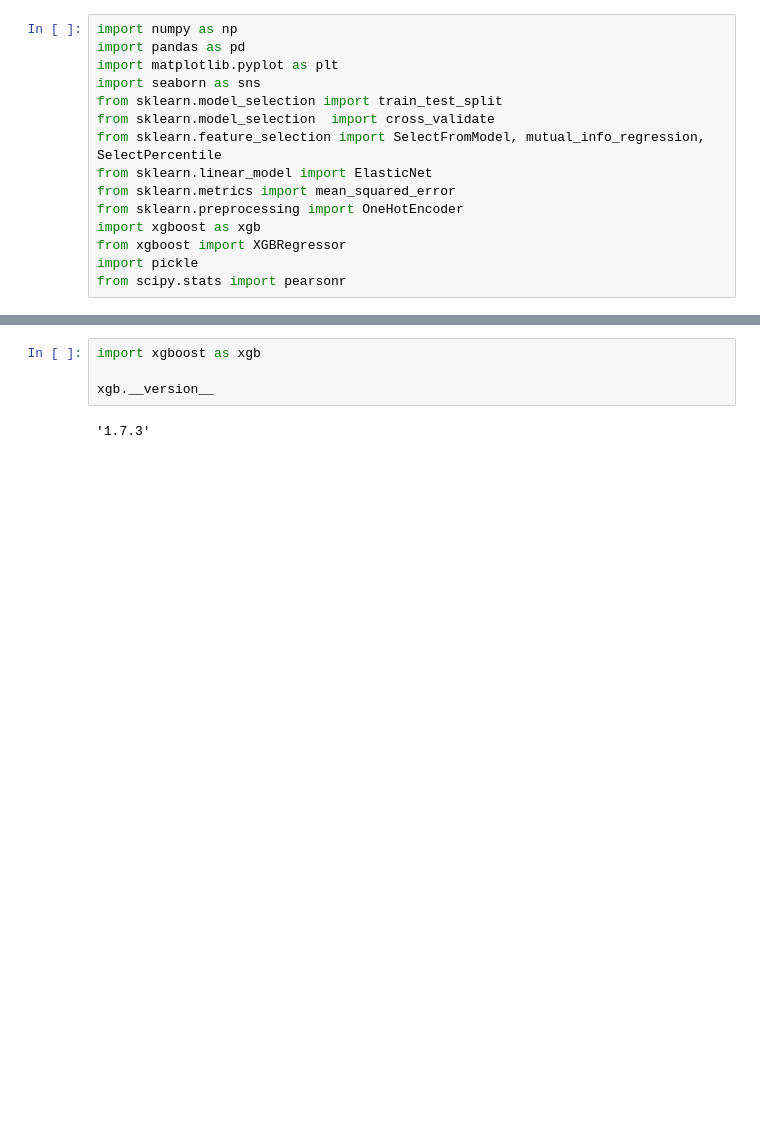
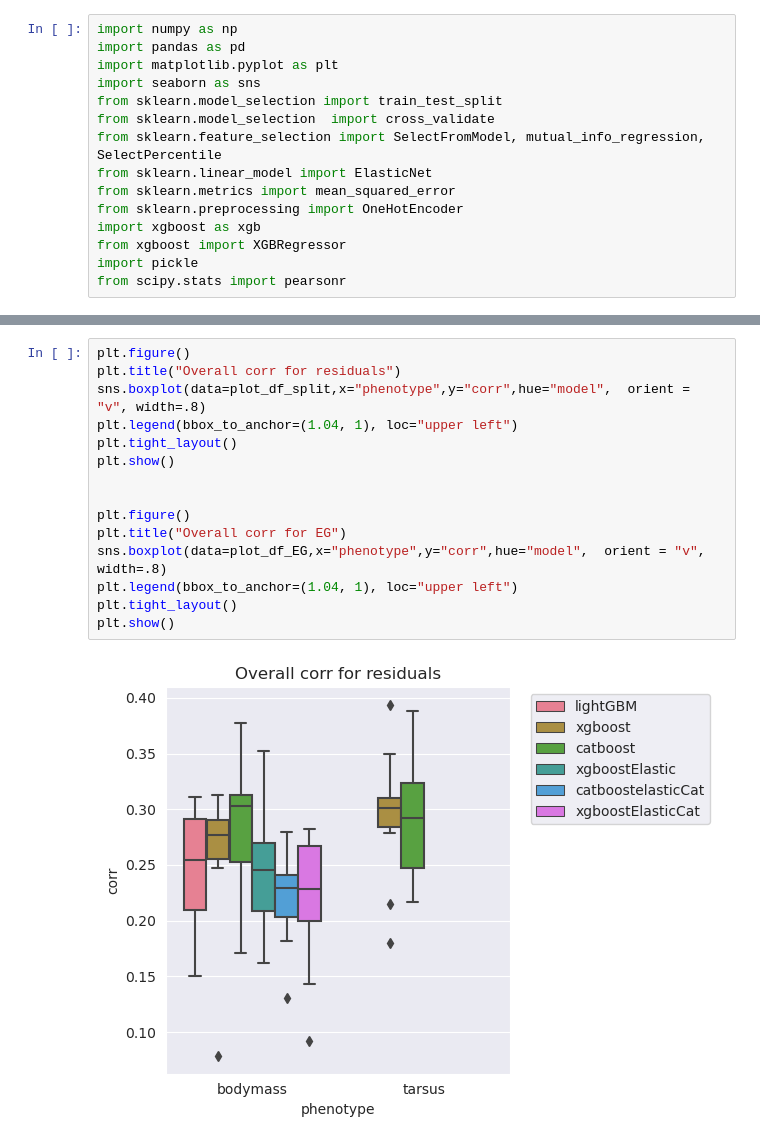
Before and after one commit to didrik1812/ProjectThesis, a Jupyter notebook: code/exploration.ipynb, the cells around one changed output, grey strips where cells are left out. Saved outputs shown, nothing was run; the diff lists cells and outputs as text; blank space fills up the shorter version.

```diff
--- a/code/exploration.ipynb
+++ b/code/exploration.ipynb
@@ -237,6 +140,17 @@ plt.tight_layout()
-# %%
-import xgboost as xgb
-
-xgb.__version__
-# %% [output]
-'1.7.3'
+# %%
+plt.figure()
+plt.title("Overall corr for residuals")
+sns.boxplot(data=plot_df_split,x="phenotype",y="corr",hue="model",  orient = "v", width=.8)
+plt.legend(bbox_to_anchor=(1.04, 1), loc="upper left")
+plt.tight_layout()
+plt.show()
+
+
+plt.figure()
+plt.title("Overall corr for EG")
+sns.boxplot(data=plot_df_EG,x="phenotype",y="corr",hue="model",  orient = "v", width=.8)
+plt.legend(bbox_to_anchor=(1.04, 1), loc="upper left")
+plt.tight_layout()
+plt.show()
+# %% [output]
+[figure, added]
```
Also changed, not shown: parts of 29 cells of this notebook, 11 other files.
